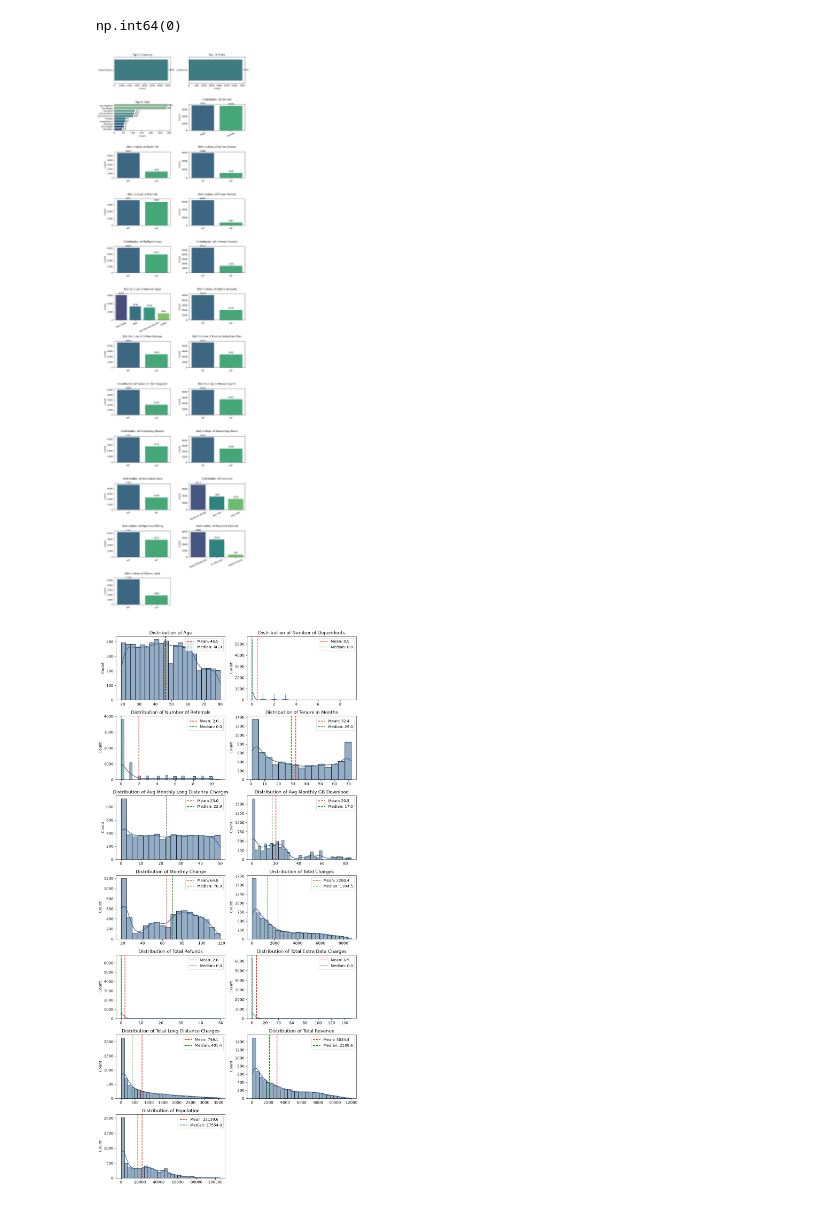
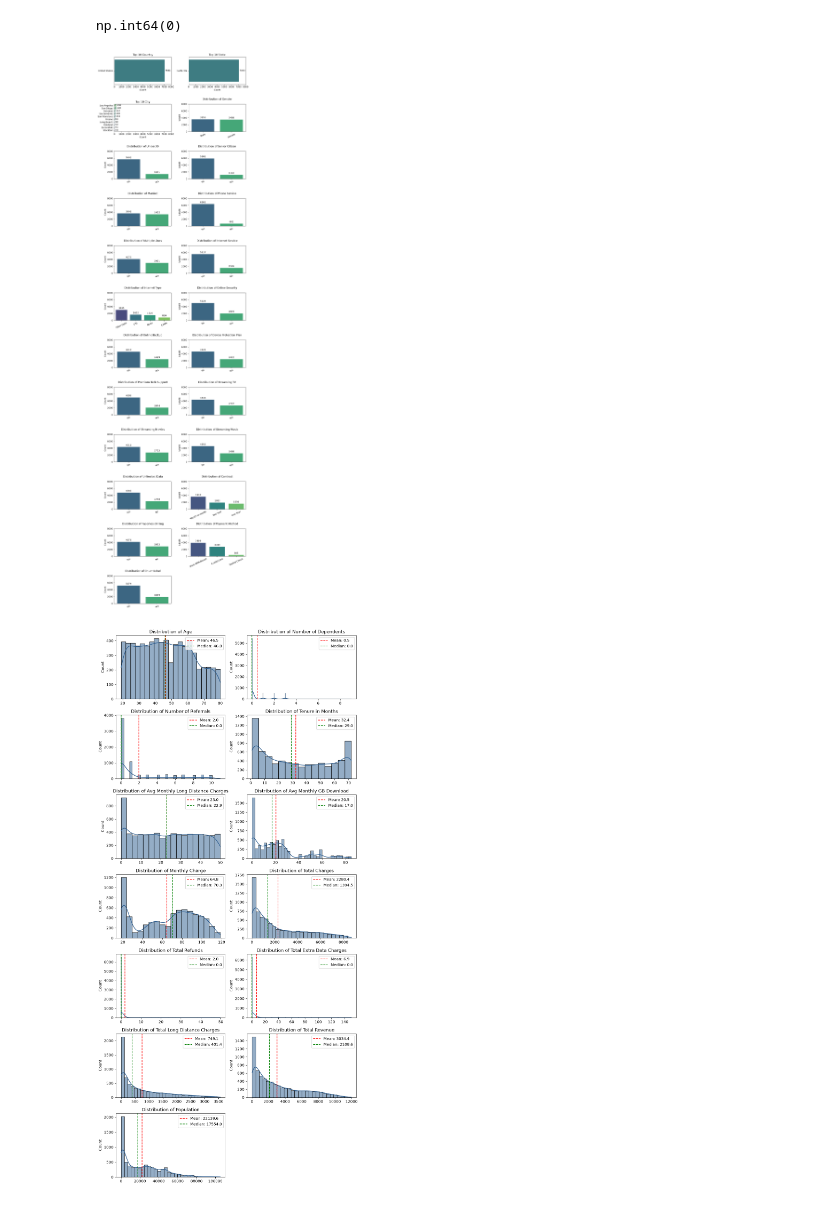
Before and after one commit to n44th44nn/Telco-Customer-Churn-Analysis, a Jupyter notebook: Notebooks/early_preprocessing.ipynb, the cells around one changed output. Saved outputs shown, nothing was run; the diff lists cells and outputs as text; code cells hidden in the pictures.

```diff
--- a/Notebooks/early_preprocessing.ipynb
+++ b/Notebooks/early_preprocessing.ipynb
@@ -61,7 +61,7 @@ df.describe()
 # %% [markdown]
 ## 2.2 Data Distribution
 # %%
-df['Internet Type'] = df['Internet Type'].fillna('No Internet Service')
+df['Internet Type'] = df['Internet Type'].fillna('None')
 df.isna().sum().sum()
 # %% [output]
 np.int64(0)
@@ -90,34 +90,36 @@ cat_cols = ['Country',
             'Payment Method',
             'Churn Label']
 
 fig, axes = plt.subplots(12, 2, figsize=(10, 36))
 axes = axes.flatten()
 
 for i, col in enumerate(cat_cols):
     if col in ['City', 'State', 'Country']:
         top_10 = df[col].value_counts().sort_values(ascending=False).nlargest(10).index
         sns.countplot(df[df[col].isin(top_10)], y=col, ax=axes[i], palette='crest', order=top_10)
         axes[i].set_title(f'Top 10 {col}')
         axes[i].set_xlabel('Count')
         axes[i].set_ylabel('')
+        axes[i].set_xlim(0, 8000)
 
     else:
         sns.countplot(df, x=col, ax=axes[i], palette='viridis', order=df[col].value_counts().sort_values(ascending=False).index)
         axes[i].set_title(f'Distribution of {col}', y=1.1)
         axes[i].tick_params(axis='x', rotation=25)
         axes[i].set_xlabel('')
         axes[i].set_ylabel('Count')
+        axes[i].set_ylim(0, 8000)
 
     for p in axes[i].containers:
         axes[i].bar_label(p, fmt='%d', padding=3)
 
 for j in range(len(cat_cols), len(axes)):
     fig.delaxes(axes[j])
 
 plt.tight_layout()
 plt.show()
 # %% [output]
-[figure, old version]
+[figure, new version]
 # %%
 num_cols = ['Age',
             'Number of Dependents',
```
Also changed, not shown: parts of 28 cells of this notebook.
